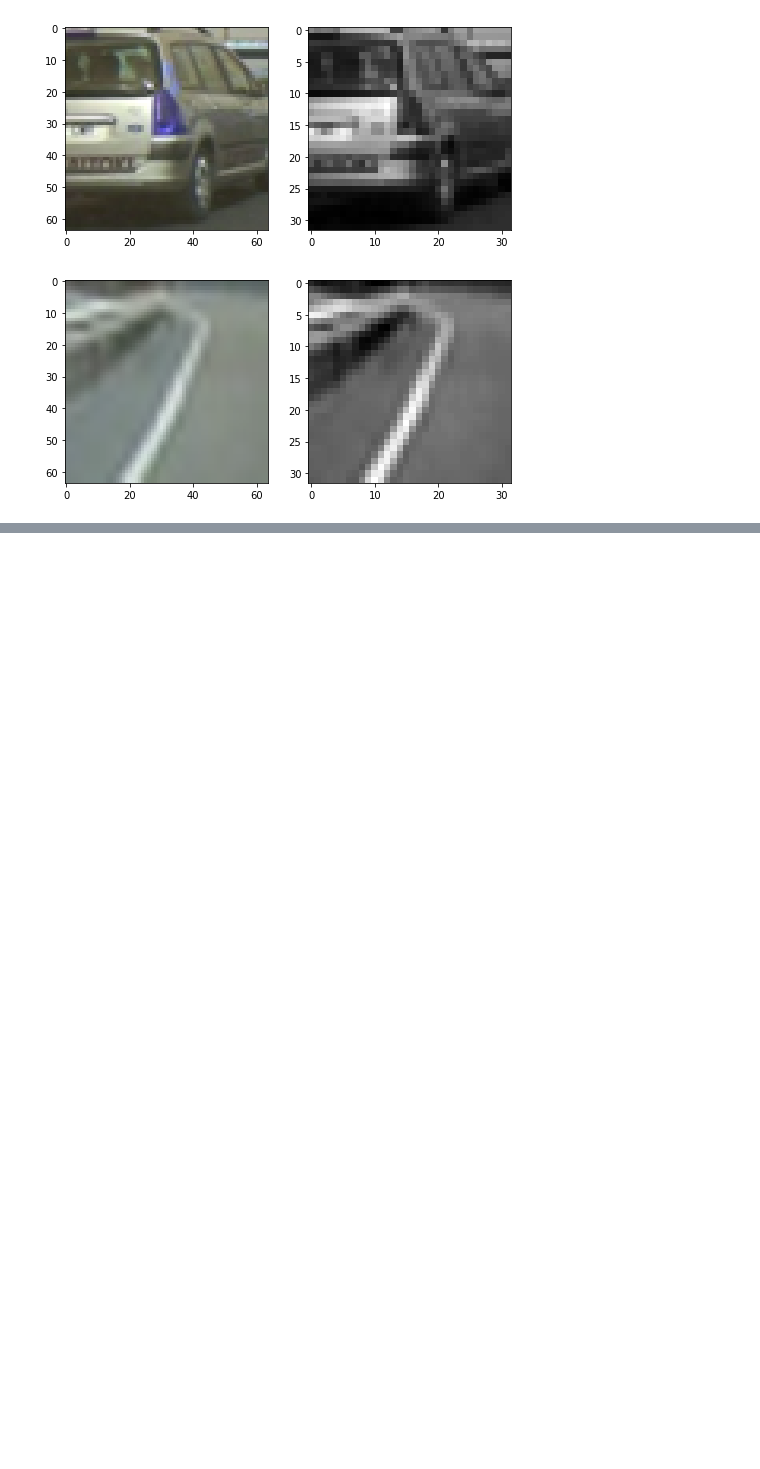
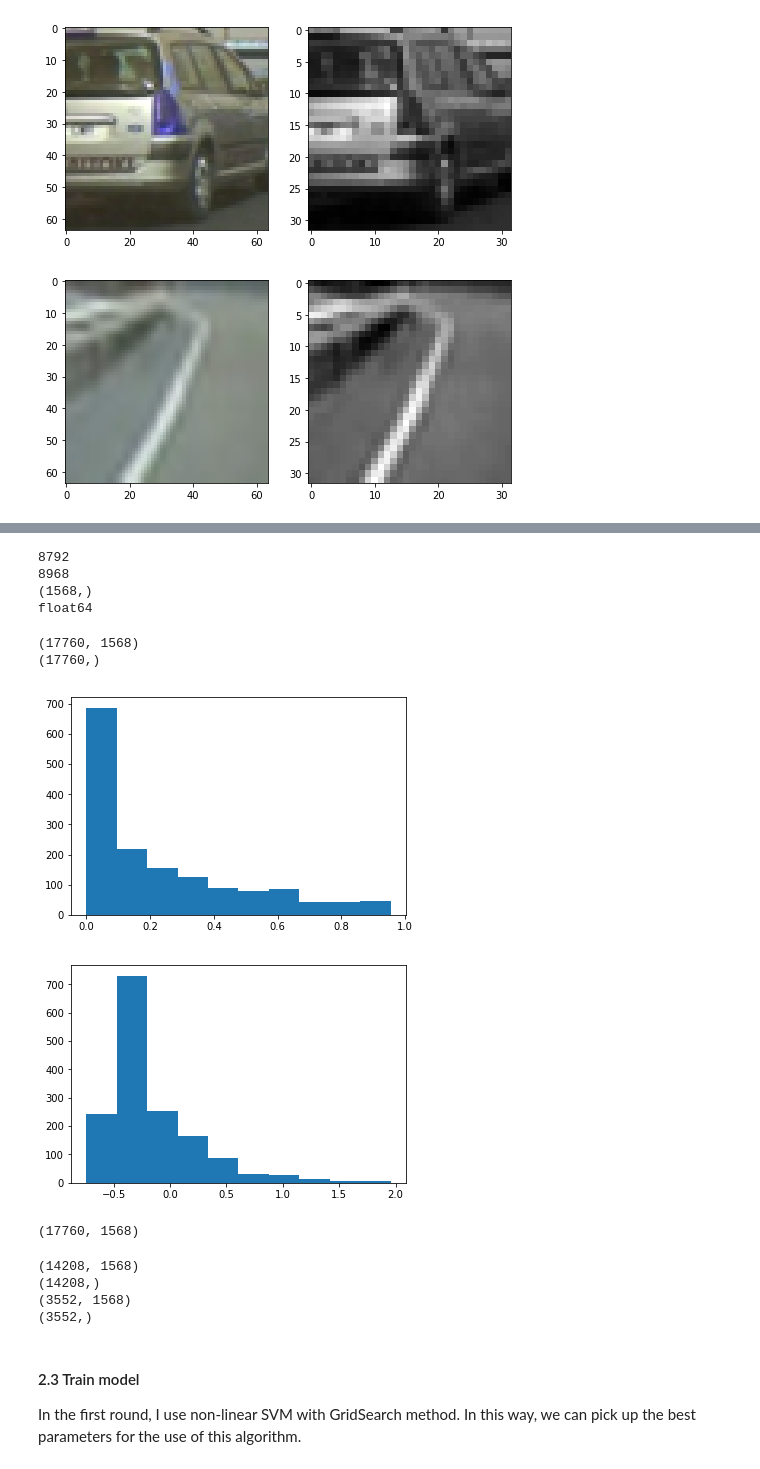
Before and after one commit to dmsehuang/CarND-Vehicle-Detection, a Jupyter notebook: Vehicle_tracking.ipynb, the cells around one changed output, grey strips where cells are left out. Saved outputs shown, nothing was run; the diff lists cells and outputs as text; code cells hidden in the pictures; blank space fills up the shorter version.

```diff
--- a/Vehicle_tracking.ipynb
+++ b/Vehicle_tracking.ipynb
@@ -116,0 +176,66 @@ plt.show()
+# %%
+# Extract features from images
+def extract_features(imgs):
+    features = []
+    for img in imgs:
+        vis = False
+        vec = True
+        feature = get_hog_feature(img, orient, pix_per_cell, cell_per_block, vis, vec)
+        features.append(feature)
+    return features
+# %%
+car_features = extract_features(car_imgs)
+not_car_features = extract_features(not_car_imgs)
+print(len(car_features))
+print(len(not_car_features))
+print(car_features[0].shape)
+print(car_features[0].dtype)
+# %% [output]
+8792
+8968
+(1568,)
+float64
+# %%
+X = np.vstack((car_features, not_car_features))
+y = np.hstack((np.ones(len(car_features)), np.zeros(len(not_car_features))))
+print(X.shape)
+print(y.shape)
+# %% [output]
+(17760, 1568)
+(17760,)
+# %%
+# Normalize
+from sklearn.preprocessing import StandardScaler
+
+plt.hist(X[0])
+plt.show()
+
+X_scaler = StandardScaler().fit(X)
+scaled_X = X_scaler.transform(X)
+
+plt.hist(scaled_X[0])
+plt.show()
+print(scaled_X.shape)
+# %% [output]
+[figure, added]
+[figure, added]
+(17760, 1568)
+# %%
+# Split data
+from sklearn.model_selection import train_test_split
+
+rand_state = np.random.randint(0, 100)
+X_train, X_test, y_train, y_test = train_test_split(scaled_X, y, test_size=0.2, random_state=rand_state)
+print(X_train.shape)
+print(y_train.shape)
+print(X_test.shape)
+print(y_test.shape)
+# %% [output]
+(14208, 1568)
+(14208,)
+(3552, 1568)
+(3552,)
+# %% [markdown]
+#### 2.3 Train model
+
+In the first round, I use non-linear SVM with GridSearch method. In this way, we can pick up the best parameters for the use of this algorithm.
```
Also changed, not shown: parts of 8 cells of this notebook.
